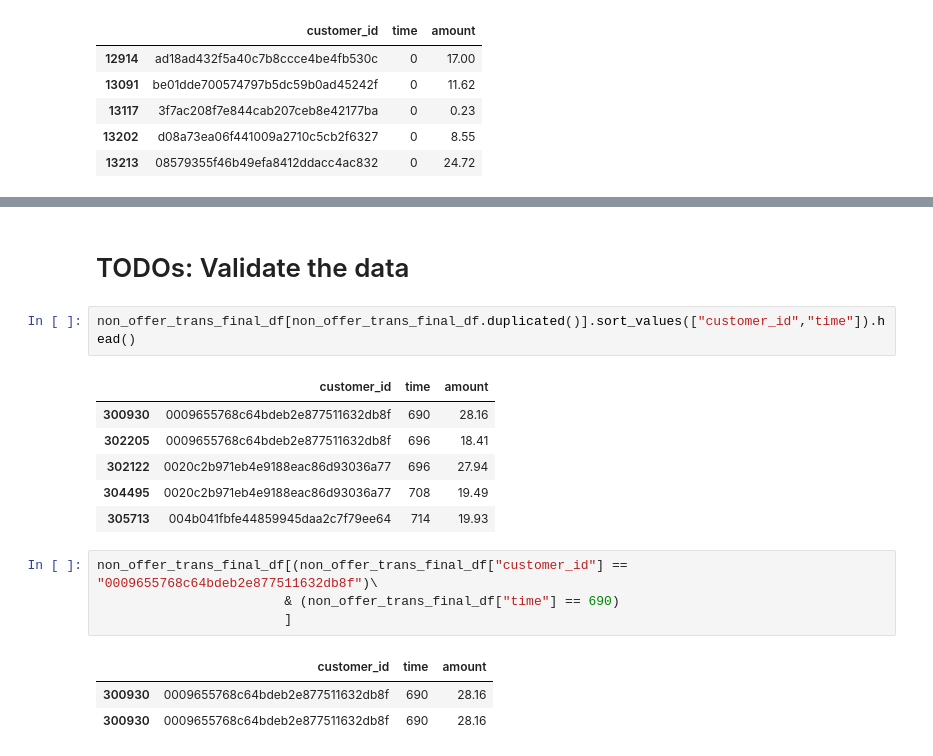
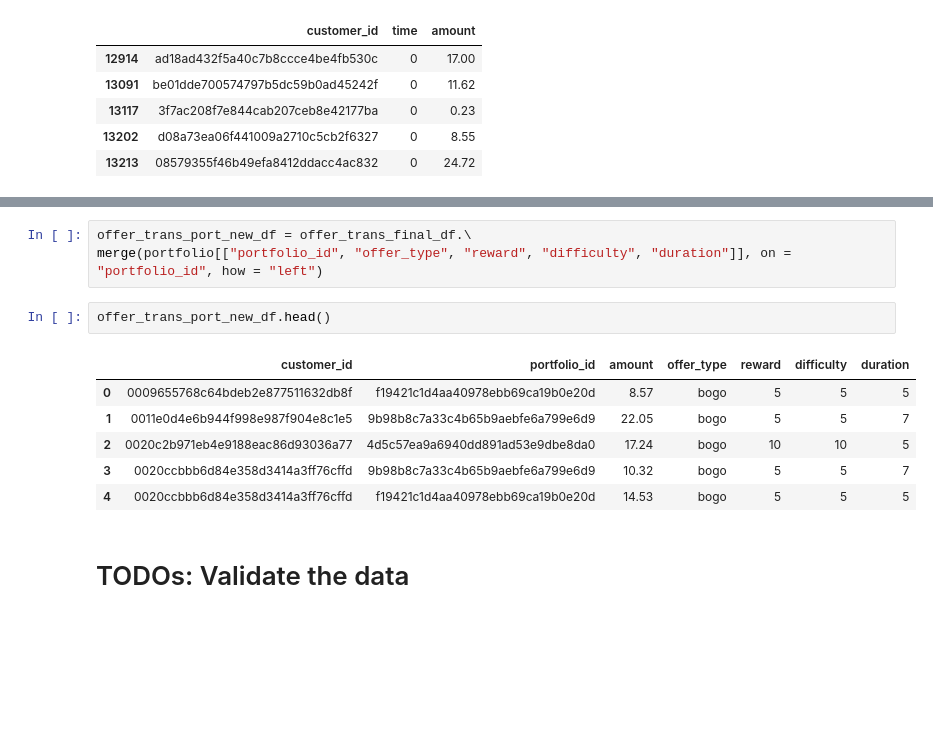
Before and after one commit to Mendy5/Udacity_Project_Capstone, a Jupyter notebook: Starbucks_Capstone_notebook.ipynb, the cells around one changed output, grey strips where cells are left out. Drawn from its saved outputs; the diff is of its cells as text; blank space fills up the shorter version.

Commit message:
Update Starbucks_Capstone_notebook.ipynb
1. attach offer info with the offer related transactions

```diff
--- a/Starbucks_Capstone_notebook.ipynb
+++ b/Starbucks_Capstone_notebook.ipynb
@@ -2152,19 +2172,14 @@ non_offer_trans_final_df.head()
+# %%
+offer_trans_port_new_df = offer_trans_final_df.\
+merge(portfolio[["portfolio_id", "offer_type", "reward", "difficulty", "duration"]], on = "portfolio_id", how = "left")
+# %%
+offer_trans_port_new_df.head()
+# %% [output]
+|  | customer_id | portfolio_id | amount | offer_type | reward | difficulty | duration |
+| 0 | 0009655768c64bdeb2e877511632db8f | f19421c1d4aa40978ebb69ca19b0e20d | 8.57 | bogo | 5 | 5 | 5 |
+| 1 | 0011e0d4e6b944f998e987f904e8c1e5 | 9b98b8c7a33c4b65b9aebfe6a799e6d9 | 22.05 | bogo | 5 | 5 | 7 |
+| 2 | 0020c2b971eb4e9188eac86d93036a77 | 4d5c57ea9a6940dd891ad53e9dbe8da0 | 17.24 | bogo | 10 | 10 | 5 |
+| 3 | 0020ccbbb6d84e358d3414a3ff76cffd | 9b98b8c7a33c4b65b9aebfe6a799e6d9 | 10.32 | bogo | 5 | 5 | 7 |
+| 4 | 0020ccbbb6d84e358d3414a3ff76cffd | f19421c1d4aa40978ebb69ca19b0e20d | 14.53 | bogo | 5 | 5 | 5 |
 # %% [markdown]
 # TODOs: Validate the data
-# %%
-non_offer_trans_final_df[non_offer_trans_final_df.duplicated()].sort_values(["customer_id","time"]).head()
-# %% [output]
-|  | customer_id | time | amount |
-| 300930 | 0009655768c64bdeb2e877511632db8f | 690 | 28.16 |
-| 302205 | 0009655768c64bdeb2e877511632db8f | 696 | 18.41 |
-| 302122 | 0020c2b971eb4e9188eac86d93036a77 | 696 | 27.94 |
-| 304495 | 0020c2b971eb4e9188eac86d93036a77 | 708 | 19.49 |
-| 305713 | 004b041fbfe44859945daa2c7f79ee64 | 714 | 19.93 |
-# %%
-non_offer_trans_final_df[(non_offer_trans_final_df["customer_id"] == "0009655768c64bdeb2e877511632db8f")\
-                        & (non_offer_trans_final_df["time"] == 690)
-                        ]
-# %% [output]
-|  | customer_id | time | amount |
-| 300930 | 0009655768c64bdeb2e877511632db8f | 690 | 28.16 |
-| 300930 | 0009655768c64bdeb2e877511632db8f | 690 | 28.16 |
```
Also changed, not shown: parts of 23 cells of this notebook.
